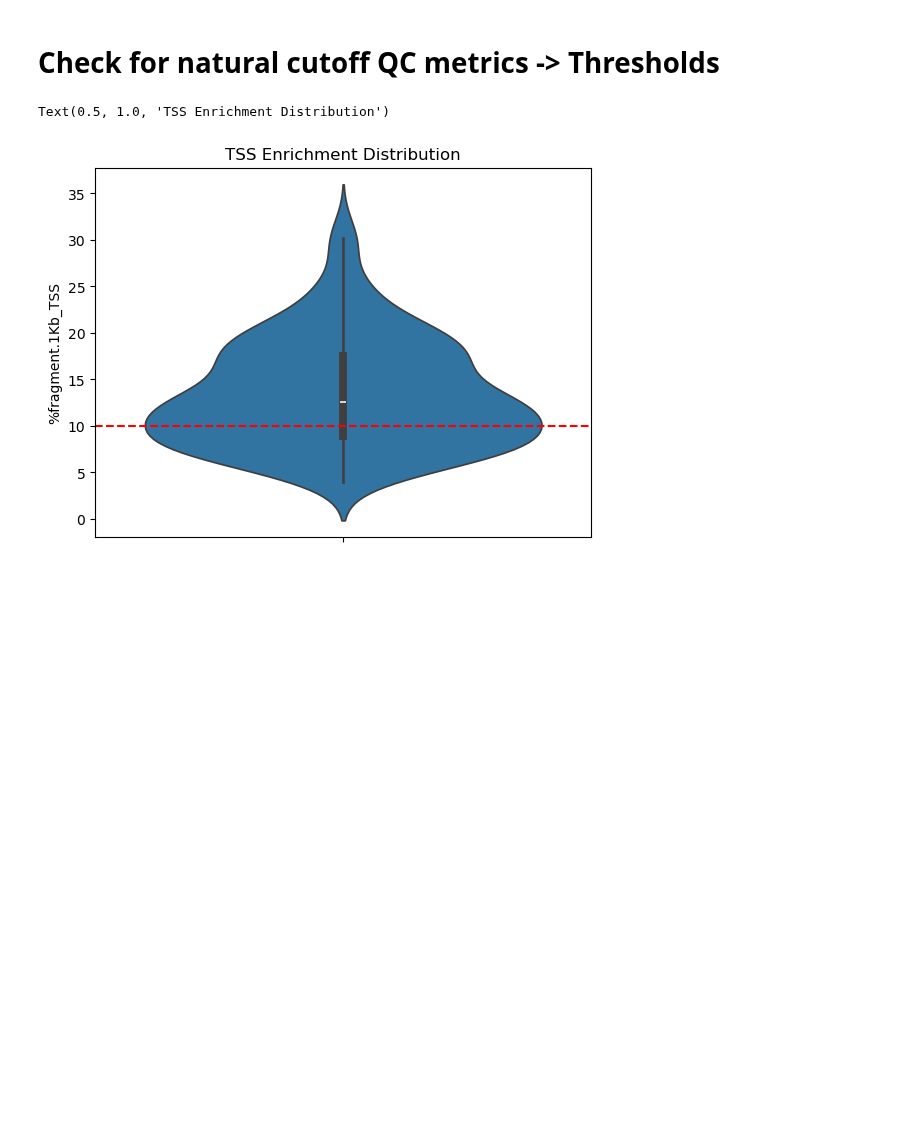
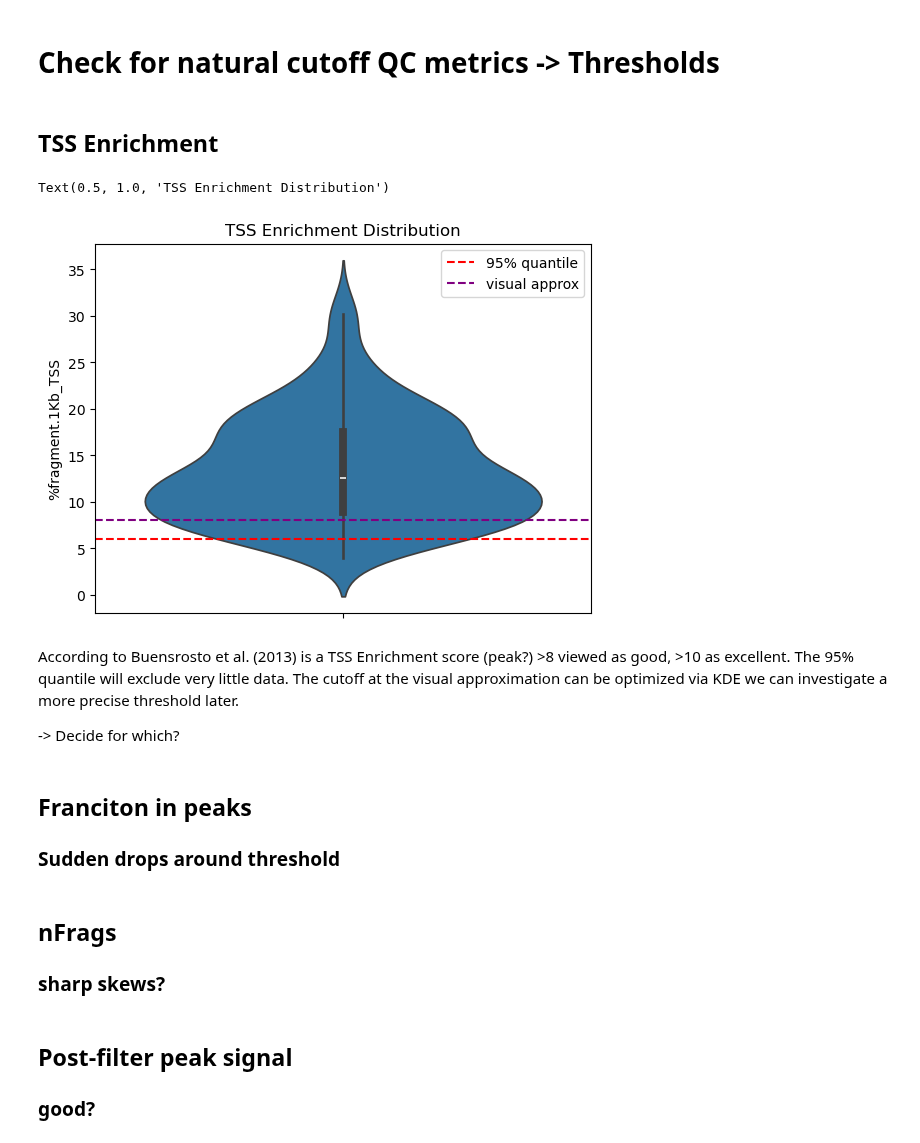
Before and after one commit to Topic2-Gene-Regulation-Immune-Cells/abT-gdT-cells-Team3, a Jupyter notebook: data.ipynb, the cells around one changed output. Cells and saved outputs as stored; diff of their text form; code cells hidden in the pictures; blank space fills up the shorter version.

Commit message:
Update data.ipynb
Progress in data clean up ATAC-seq, thresholds that need to be investigated

```diff
--- a/data.ipynb
+++ b/data.ipynb
@@ -97,10 +102,30 @@ memory usage: 383.3+ MB
 np.int64(0)
 # %% [markdown]
 # Check for natural cutoff QC metrics -> Thresholds
+# %% [markdown]
+## TSS Enrichment
 # %%
 sns.violinplot(data=Cell_population_qc, y="%fragment.1Kb_TSS")
-plt.axhline(10, color='red', linestyle='--')  # Example cutoff
+plt.axhline(Cell_population_qc["%fragment.1Kb_TSS"].quantile(.05), color='red', linestyle='--', label="95% quantile")
+plt.axhline(8, color='purple', linestyle='--', label="visual approx")
+plt.legend()
 plt.title("TSS Enrichment Distribution")
+
+# gaussian KDE for more precise blue line
 # %% [output]
 Text(0.5, 1.0, 'TSS Enrichment Distribution')
-[figure, old version]
+[figure, new version]
+# %% [markdown]
+According to Buensrosto et al. (2013) is a TSS Enrichment score (peak?) >8 viewed as good, >10 as excellent.
+The 95% quantile will exclude very little data. The cutoff at the visual approximation can be optimized via KDE we can investigate a more precise threshold later.
+
+-> Decide for which?
+# %% [markdown]
+## Franciton in peaks
+### Sudden drops around threshold
+# %% [markdown]
+## nFrags
+### sharp skews?
+# %% [markdown]
+## Post-filter peak signal
+### good?
```
Also changed, not shown: parts of 3 cells of this notebook.
